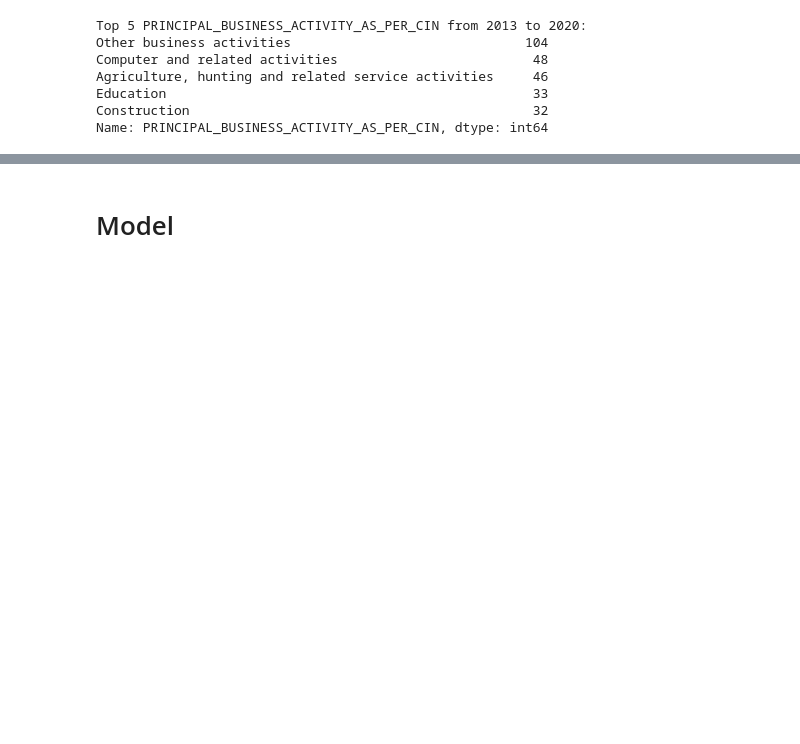
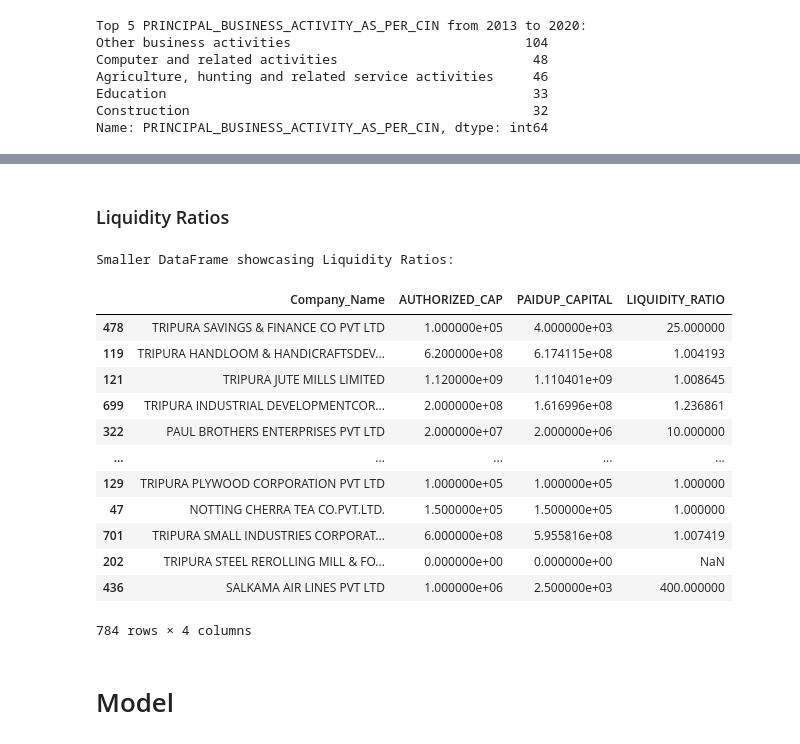
Before and after one commit to Soumiksb06/Statewise-business-comparison-and-forecast, a Jupyter notebook: TR_Companies.ipynb, the cells around one changed output, grey strips where cells are left out. Drawn from its saved outputs; the diff is of its cells as text; code cells hidden in the pictures; blank space fills up the shorter version.

Commit message:
Tripura

```diff
--- a/TR_Companies.ipynb
+++ b/TR_Companies.ipynb
@@ -5,5 +6,5 @@ import seaborn as sns
 # %%
-df = pd.read_csv("D:\Downloads\Tripura.csv", encoding='ISO-8859-1',low_memory=False)
+df = pd.read_csv("data\Tripura.csv", encoding='ISO-8859-1',low_memory=False)
 
 df
 # %% [output]
@@ -181,0 +184,7 @@ Name: PRINCIPAL_BUSINESS_ACTIVITY_AS_PER_CIN, dtype: int64
+# %%
+# Convert columns to appropriate data types
+# Use .loc to ensure you're modifying the original DataFrame
+df.loc[:, 'AUTHORIZED_CAP'] = df['AUTHORIZED_CAP'].astype(float)
+df.loc[:, 'PAIDUP_CAPITAL'] = df['PAIDUP_CAPITAL'].astype(float)
+# Group by 'PRINCIPAL_BUSINESS_ACTIVITY_AS_PER_CIN' and calculate the mean of 'AUTHORIZED_CAP' and 'PAIDUP_CAPITAL'
+grouped_df = df.groupby('PRINCIPAL_BUSINESS_ACTIVITY_AS_PER_CIN')[['AUTHORIZED_CAP', 'PAIDUP_CAPITAL']].mean().reset_index()
@@ -181,0 +193,14 @@ Name: PRINCIPAL_BUSINESS_ACTIVITY_AS_PER_CIN, dtype: int64
+# %%
+# Ensure the DataFrame is sorted by the time column
+df = df.sort_values(by='Registration_Year')
+
+# Calculate the percentage change in authorized capital for each activity over time
+df['CAPITAL_CHANGE'] = df.groupby(['PRINCIPAL_BUSINESS_ACTIVITY_AS_PER_CIN', 'Registration_Year'])['AUTHORIZED_CAP'].pct_change().fillna(0)
+
+# Group by 'PRINCIPAL_BUSINESS_ACTIVITY_AS_PER_CIN' and calculate the mean of 'CAPITAL_CHANGE'
+activity_trend_df = df.groupby(['PRINCIPAL_BUSINESS_ACTIVITY_AS_PER_CIN','Registration_Year'])['CAPITAL_CHANGE'].mean().reset_index()
+
+# Print the new DataFrame with the trend analysis
+activity_trend_df2= activity_trend_df.interpolate()
+print("PRINCIPAL_BUSINESS_ACTIVITY_AS_PER_CIN and CAPITAL_CHANGE")
+activity_trend_df2
@@ -182,3 +254,36 @@ Name: PRINCIPAL_BUSINESS_ACTIVITY_AS_PER_CIN, dtype: int64
+# %% [markdown]
+### Liquidity Ratios
+# %%
+# Liquidity Ratios: This calculates the liquidity ratio (authorized capital to paid-up capital) for each company.
+# It is crucial for assessing the financial health of a company.
+# Make sure 'df' is the original DataFrame or explicitly create a copy if it's a subset
+df = df.copy()
+
+# Calculate the liquidity ratio without warnings
+df.loc[:, 'LIQUIDITY_RATIO'] = df['AUTHORIZED_CAP'] / df['PAIDUP_CAPITAL']
+
+# Now, let's create a smaller DataFrame to showcase the liquidity ratios
+# Selecting relevant columns for the smaller DataFrame
+liquidity_df = df[['Company_Name', 'AUTHORIZED_CAP', 'PAIDUP_CAPITAL', 'LIQUIDITY_RATIO']].copy()
+
+# Displaying the smaller DataFrame
+print("Smaller DataFrame showcasing Liquidity Ratios:")
+liquidity_df
+# %% [output]
+Smaller DataFrame showcasing Liquidity Ratios:
+|  | Company_Name | AUTHORIZED_CAP | PAIDUP_CAPITAL | LIQUIDITY_RATIO |
+| 478 | TRIPURA SAVINGS & FINANCE CO PVT LTD | 1.000000e+05 | 4.000000e+03 | 25.000000 |
+| 119 | TRIPURA HANDLOOM & HANDICRAFTSDEV... | 6.200000e+08 | 6.174115e+08 | 1.004193 |
+| 121 | TRIPURA JUTE MILLS LIMITED | 1.120000e+09 | 1.110401e+09 | 1.008645 |
+| 699 | TRIPURA INDUSTRIAL DEVELOPMENTCOR... | 2.000000e+08 | 1.616996e+08 | 1.236861 |
+| 322 | PAUL BROTHERS ENTERPRISES PVT LTD | 2.000000e+07 | 2.000000e+06 | 10.000000 |
+| ... | ... | ... | ... | ... |
+| 129 | TRIPURA PLYWOOD CORPORATION PVT LTD | 1.000000e+05 | 1.000000e+05 | 1.000000 |
+| 47 | NOTTING CHERRA TEA CO.PVT.LTD. | 1.500000e+05 | 1.500000e+05 | 1.000000 |
+| 701 | TRIPURA SMALL INDUSTRIES CORPORAT... | 6.000000e+08 | 5.955816e+08 | 1.007419 |
+| 202 | TRIPURA STEEL REROLLING MILL & FO... | 0.000000e+00 | 0.000000e+00 | NaN |
+| 436 | SALKAMA AIR LINES PVT LTD | 1.000000e+06 | 2.500000e+03 | 400.000000 |
+784 rows × 4 columns
 # %% [markdown]
 # Model
 # %%
```
Also changed, not shown: parts of 6 cells of this notebook.
